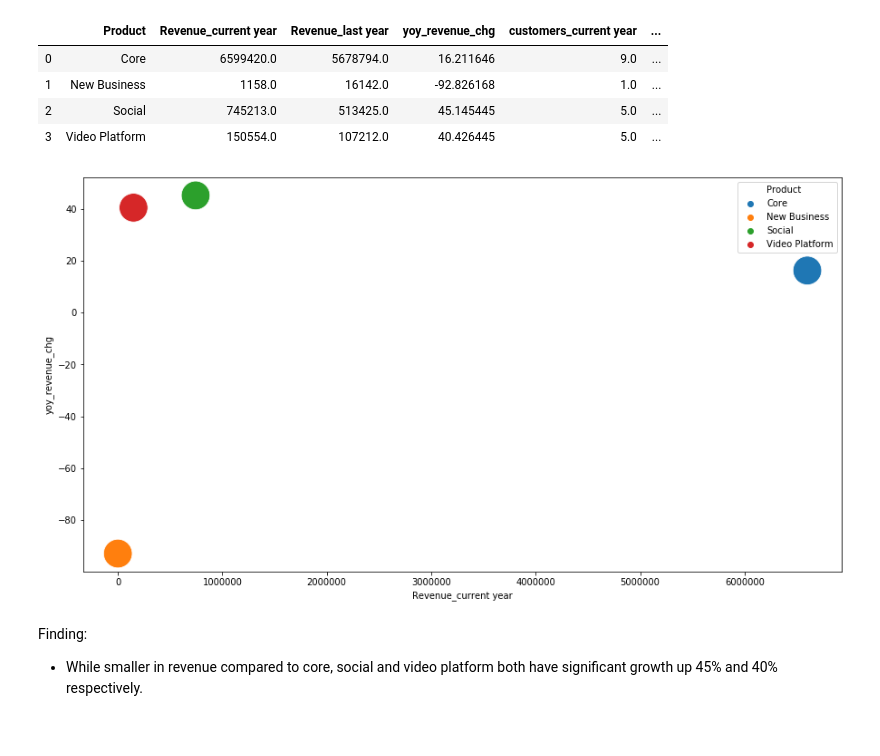
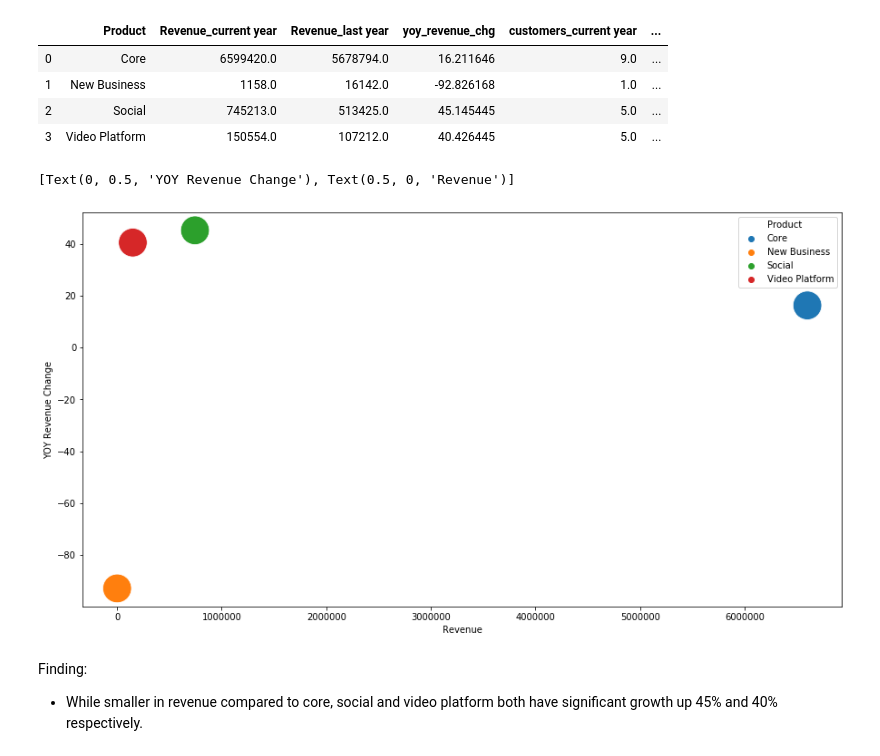
Before and after one commit to admiral810/assessment_exercise, a Jupyter notebook: analysis_notebook.ipynb, the cells around one changed output. Drawn from its saved outputs; the diff is of its cells as text; code cells hidden in the pictures.

```diff
--- a/analysis_notebook.ipynb
+++ b/analysis_notebook.ipynb
@@ -433,11 +433,13 @@ prod_df
 | 2 | Social | 745213.0 | 513425.0 | 45.145445 | 5.0 | ... |
 | 3 | Video Platform | 150554.0 | 107212.0 | 40.426445 | 5.0 | ... |
 # %%
-# basic plot showing revenue for current year vs YOY revenue change
+# scatter plot showing revenue for current year vs YOY revenue change
 plt.figure(figsize=(15,8))
 g = sns.scatterplot(x='Revenue_current year', y='yoy_revenue_chg', data=prod_df, hue='Product', s=1000)
+g.set(xlabel='Revenue', ylabel='YOY Revenue Change')
 # %% [output]
+[Text(0, 0.5, 'YOY Revenue Change'), Text(0.5, 0, 'Revenue')]
-[figure, old version]
+[figure, new version]
 # %% [markdown]
 Finding:
 - While smaller in revenue compared to core, social and video platform both have significant growth up 45% and 40% respectively.
```
Also changed, not shown: 1 other file.
